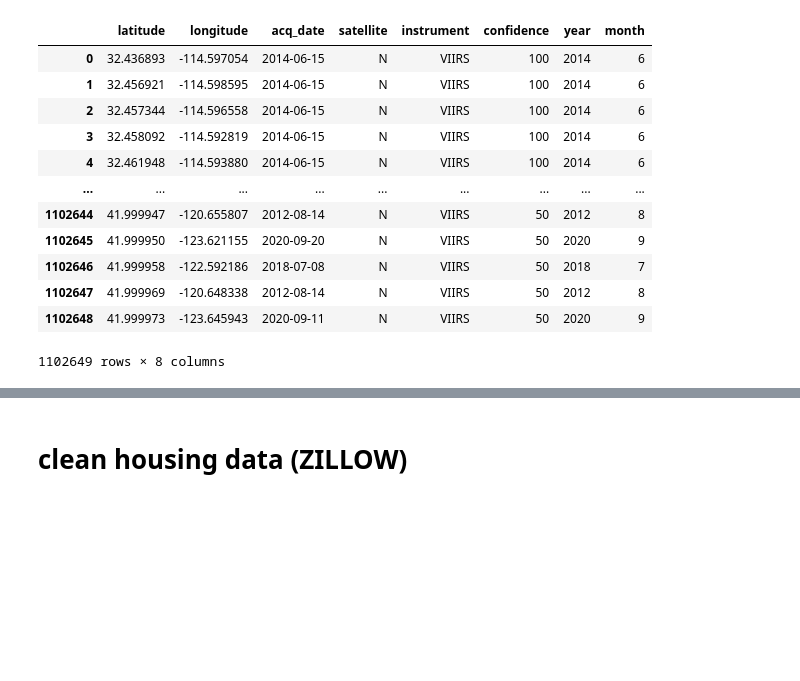
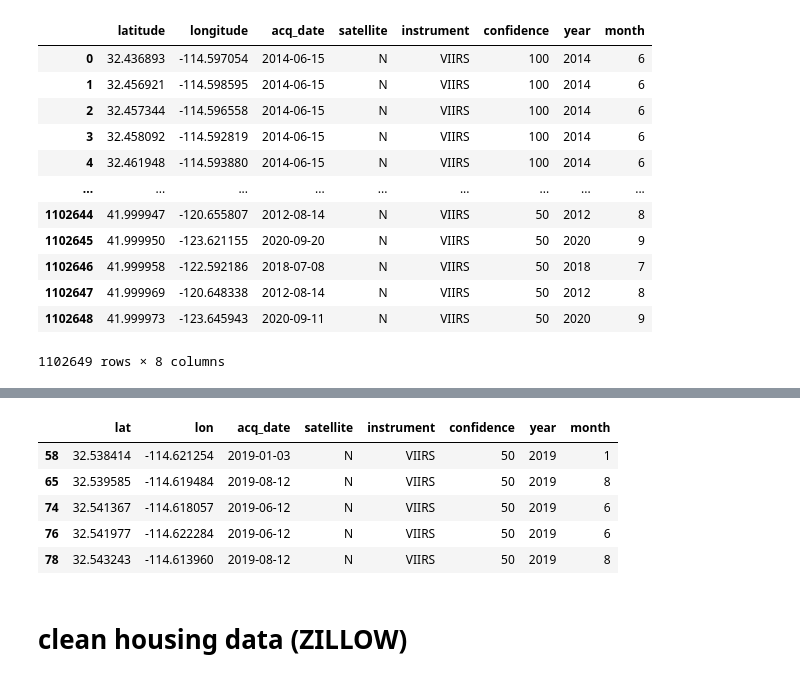
Before and after one commit to speddings/crime_housing_analysis, a Jupyter notebook: crime_housing_data.ipynb, the cells around one changed output, grey strips where cells are left out. Cells and saved outputs as stored; diff of their text form; code cells hidden in the pictures; blank space fills up the shorter version.

Commit message:
update cleaning data file

```diff
--- a/crime_housing_data.ipynb
+++ b/crime_housing_data.ipynb
@@ -170,3 +211,14 @@ dtype: int64
+# %%
+# drop all ROWS not 2019 (retain all 2019 rows)
+clean_ca_fire_df = ca_fire_df[ca_fire_df['year']==2019]
+clean_ca_fire_df.head()
+# %% [output]
+|  | lat | lon | acq_date | satellite | instrument | confidence | year | month |
+| 58 | 32.538414 | -114.621254 | 2019-01-03 | N | VIIRS | 50 | 2019 | 1 |
+| 65 | 32.539585 | -114.619484 | 2019-08-12 | N | VIIRS | 50 | 2019 | 8 |
+| 74 | 32.541367 | -114.618057 | 2019-06-12 | N | VIIRS | 50 | 2019 | 6 |
+| 76 | 32.541977 | -114.622284 | 2019-06-12 | N | VIIRS | 50 | 2019 | 6 |
+| 78 | 32.543243 | -114.613960 | 2019-08-12 | N | VIIRS | 50 | 2019 | 8 |
 # %% [markdown]
 # clean housing  data (ZILLOW)
 # %%
```
Also changed, not shown: parts of 17 cells of this notebook.
